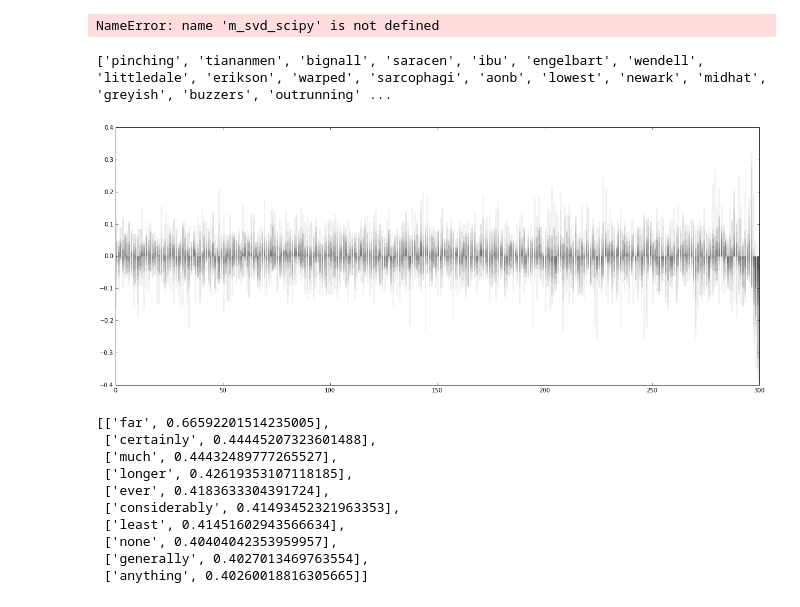
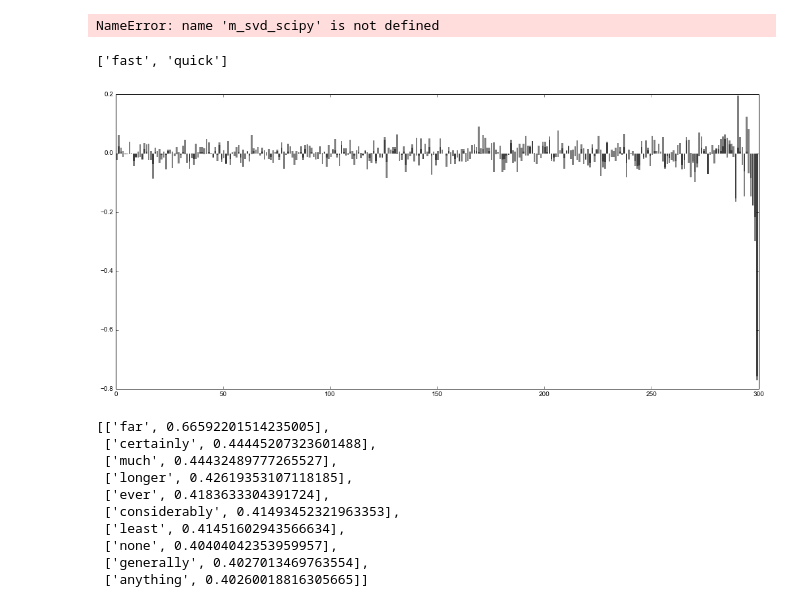
Before and after one commit to undertherain/vsmlib, a Jupyter notebook: python/matrices.ipynb, the cells around one changed output. Drawn from its saved outputs; the diff is of its cells as text; code cells hidden in the pictures.

```diff
--- a/python/matrices.ipynb
+++ b/python/matrices.ipynb
@@ -101,4 +45,7 @@ def draw_features(mm,num_features=20):
 # %%
 #m=load_from_dir("/storage/scratch/brown_svd300")
-m=vsmlib.model.load_from_dir("/mnt/work/nlp_scratch/BNC_w2//")
+models=[]
+m=vsmlib.model.load_from_dir("/mnt/work/nlp_scratch/total_w3_POS_svd400_C0.1")
 #m=vsmlib.model.load_from_dir("/storage/scratch/_w2v")
+#print(m.vocabulary.get_id("apple"))
+#m.vocabulary.get_word_by_id(3241)
@@ -401,18 +307,19 @@ er=row
 # %% [output]
 NameError: name 'm_svd_scipy' is not defined
 # %%
-#wordlist = ["apple","king","zero","france","car","circle","run","hot","myself"]
+wordlist = ["apple","king","zero","france","car","circle","run","hot","myself"]
+wordlist = ["fast","quick"]
 #viz_wordlist(wordlist2)
 #wordlist = [i*2 for i in range(10)]
-wordlist = [random.choice(m_svd_scipy.vocabulary.lst_words) for i in range(20)]
+#wordlist = [random.choice(m_svd_scipy.vocabulary.lst_words) for i in range(20)]
 print(wordlist)
 #m_w2v.viz_wordlist(wordlist)
-m_svd_scipy.viz_wordlist(wordlist)
+m.viz_wordlist(wordlist)
 
 plt.show()
 # %% [output]
-['pinching', 'tiananmen', 'bignall', 'saracen', 'ibu', 'engelbart', 'wendell', 'littledale', 'erikson', 'warped', 'sarcophagi', 'aonb', 'lowest', 'newark', 'midhat', 'greyish', 'buzzers', 'outrunning' ...
+['fast', 'quick']
-[figure, old version]
+[figure, new version]
 # %%
 #vec= m_svd_scipy.get_row("small")
 #vec[-1]=-vec[-1]
```
Also changed, not shown: parts of 13 cells of this notebook, 4 other files.
